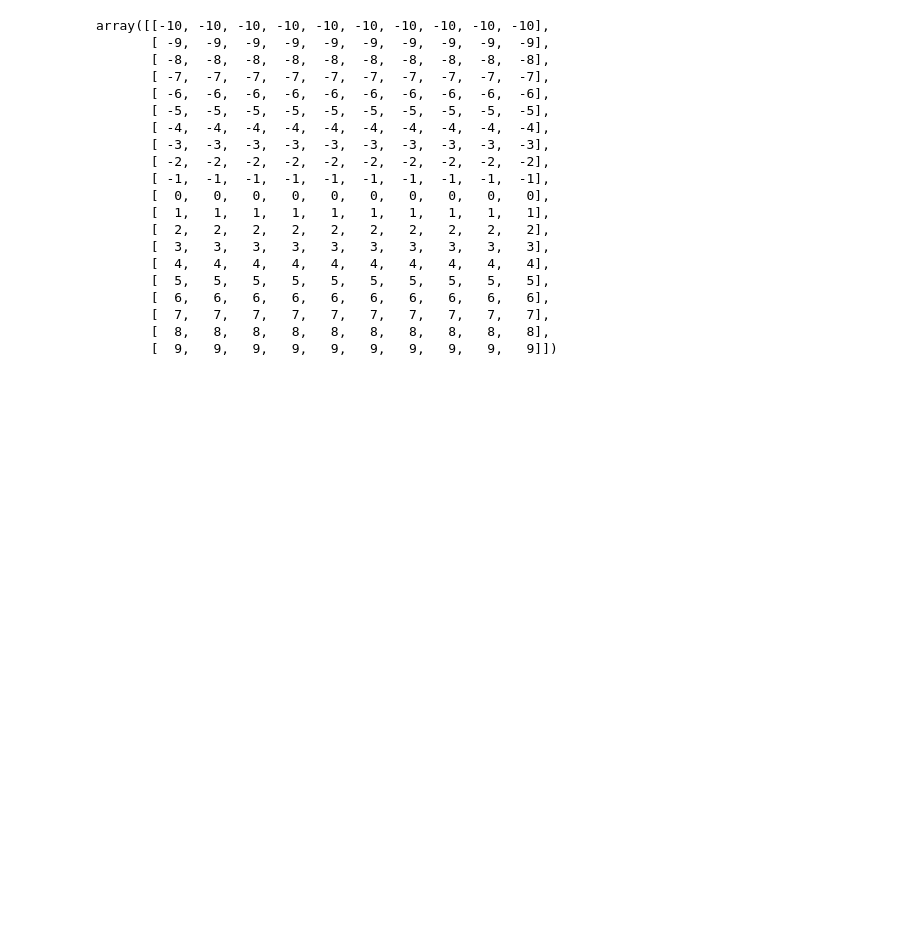
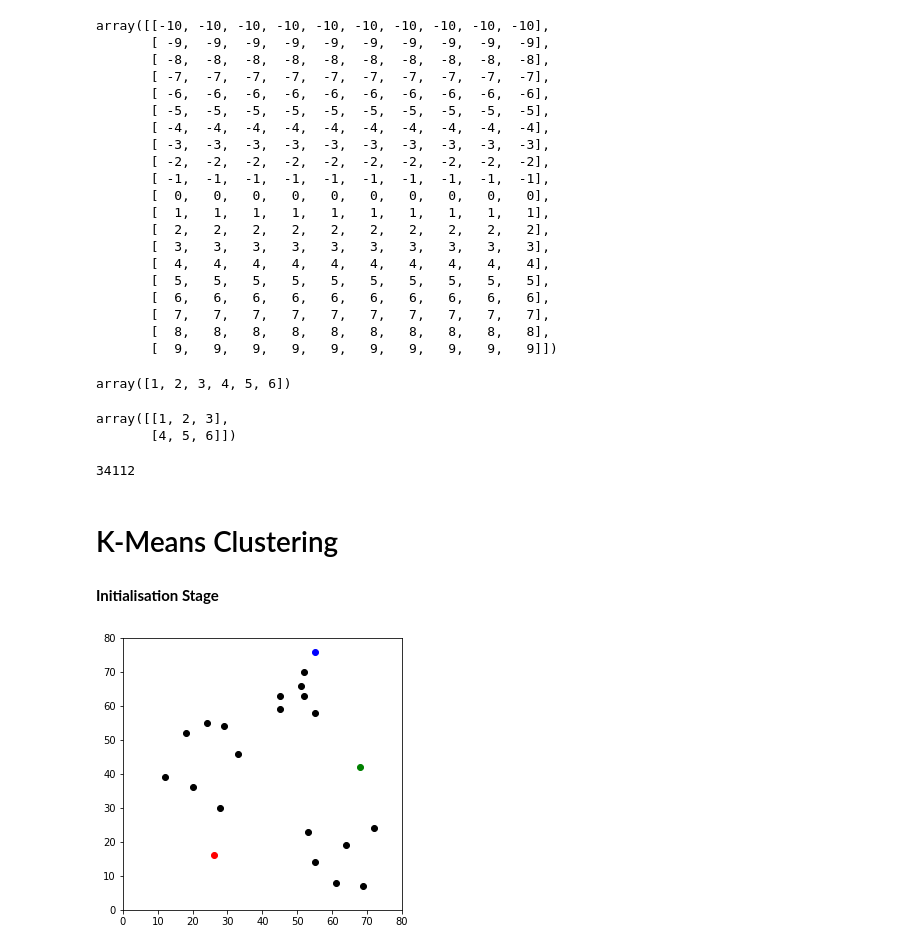
Before and after one commit to Deepak-Marichi/python-101, a Jupyter notebook: Python-for-Data-Science.ipynb, the cells around one changed output. Cells and saved outputs as stored; diff of their text form; code cells hidden in the pictures; blank space fills up the shorter version.

```diff
--- a/Python-for-Data-Science.ipynb
+++ b/Python-for-Data-Science.ipynb
@@ -1028,3 +1028,48 @@ array([[-10, -10, -10, -10, -10, -10, -10, -10, -10, -10],
        [  7,   7,   7,   7,   7,   7,   7,   7,   7,   7],
        [  8,   8,   8,   8,   8,   8,   8,   8,   8,   8],
        [  9,   9,   9,   9,   9,   9,   9,   9,   9,   9]])
+# %%
+bn=np.array([[1,2,3],[4,5,6]])
+np.ravel(bn)
+# %% [output]
+array([1, 2, 3, 4, 5, 6])
+# %%
+bn
+# %% [output]
+array([[1, 2, 3],
+       [4, 5, 6]])
+# %%
+164*208
+# %% [output]
+34112
+# %% [markdown]
+# K-Means Clustering
+# %% [markdown]
+**Initialisation Stage**
+# %%
+import pandas as pd
+import numpy as np
+import matplotlib.pyplot as plt
+%matplotlib inline
+
+df = pd.DataFrame({
+    'x': [12, 20, 28, 18, 29, 33, 24, 45, 45, 52, 51, 52, 55, 53, 55, 61, 64, 69, 72],
+    'y': [39, 36, 30, 52, 54, 46, 55, 59, 63, 70, 66, 63, 58, 23, 14, 8, 19, 7, 24]
+})
+
+np.random.seed(200)
+k = 3
+centroids = {}                  # centroids[i] = [x, y]
+for i in range(k):
+    centroids[i+1] = [np.random.randint(0, 80), np.random.randint(0, 80)]
+
+fig = plt.figure(figsize=(5, 5))
+plt.scatter(df['x'], df['y'], color='k')
+colmap = {1: 'r', 2: 'g', 3: 'b'}
+for i in centroids.keys():
+    plt.scatter(*centroids[i], color=colmap[i])
+plt.xlim(0, 80)
+plt.ylim(0, 80)
+plt.show()
+# %% [output]
+[figure, added]
```
Also changed, not shown: parts of 10 cells of this notebook.
